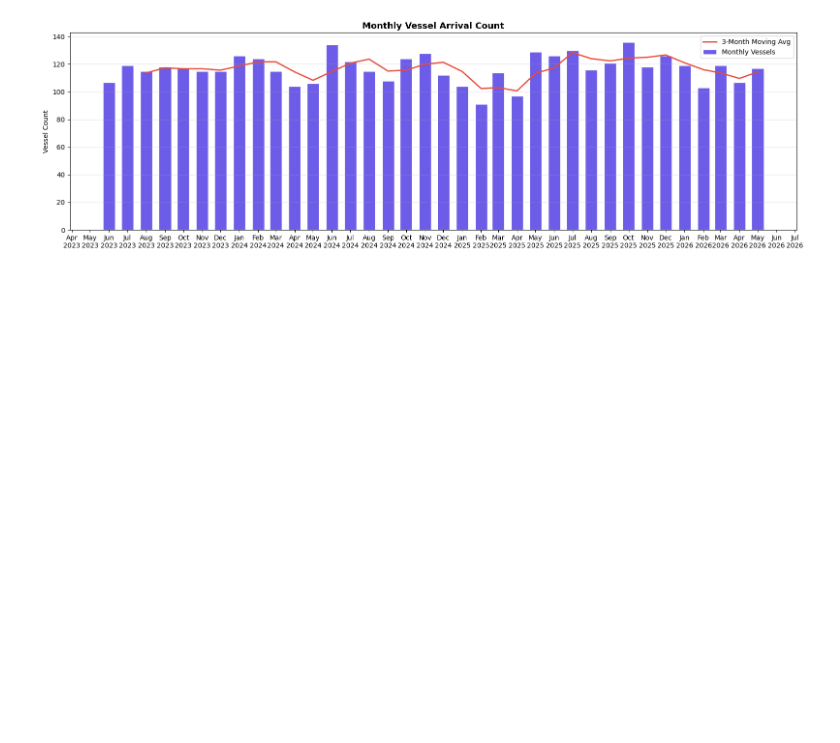
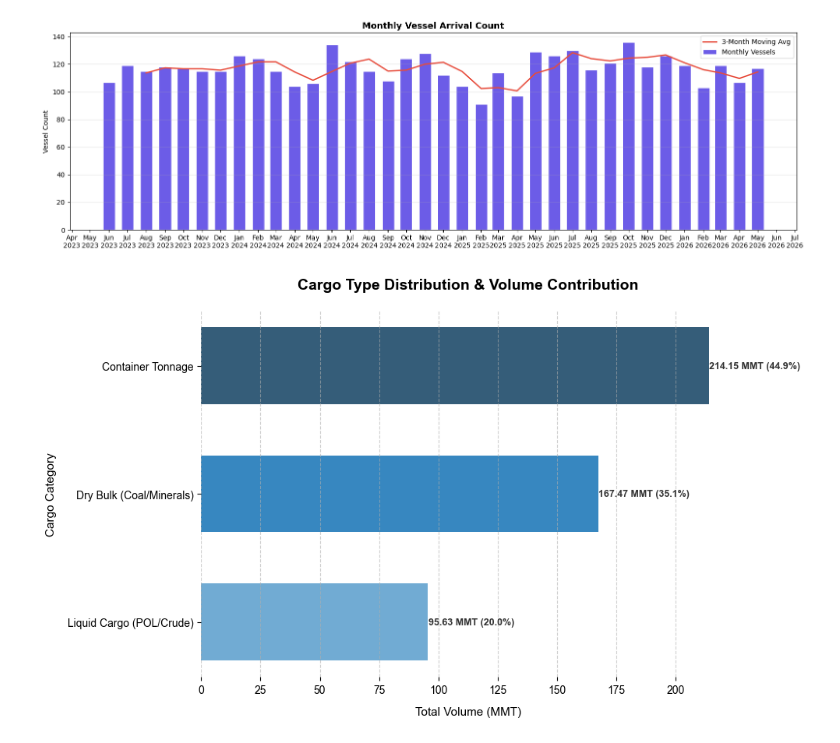
Before and after one commit to BitsbyBhargav/TradeFlow-Forecast, a Jupyter notebook: notebooks/02_eda_trends.ipynb, the cells around one changed output. Drawn from its saved outputs; the diff is of its cells as text; code cells hidden in the pictures; blank space fills up the shorter version.

Commit message:
analytics/eda: add cargo type distribution and percentage volume breakdown analysis

```diff
--- a/notebooks/02_eda_trends.ipynb
+++ b/notebooks/02_eda_trends.ipynb
@@ -295,3 +295,81 @@ plt.savefig(
 plt.show()
 # %% [output]
 [figure]
+# %%
+import matplotlib.pyplot as plt
+import seaborn as sns
+import pandas as pd
+
+# 1. Aggregate data by Cargo Type using your 'df' variable
+cargo_breakdown = (
+    df.groupby('Cargo_Type')['Total_Volume_MMT']
+    .sum()
+    .reset_index()
+    .sort_values('Total_Volume_MMT', ascending=True)
+)
+
+# Calculate percentage contribution for each category
+total_project_volume = cargo_breakdown['Total_Volume_MMT'].sum()
+cargo_breakdown['percentage'] = (
+    (cargo_breakdown['Total_Volume_MMT'] / total_project_volume) * 100
+)
+
+# 2. Plotting Configuration
+fig, ax = plt.subplots(figsize=(10, 6))
+
+# Professional, clean layout settings
+sns.set_theme(style="whitegrid")
+colors = sns.color_palette("Blues_d", n_colors=len(cargo_breakdown))
+
+# Generate horizontal bar chart
+bars = ax.barh(
+    cargo_breakdown['Cargo_Type'],
+    cargo_breakdown['Total_Volume_MMT'],
+    color=colors,
+    edgecolor='none',
+    height=0.6
+)
+
+# 3. Add Data Labels (Value and Percentage Contribution)
+for bar, val, pct in zip(
+    bars,
+    cargo_breakdown['Total_Volume_MMT'],
+    cargo_breakdown['percentage']
+):
+    ax.text(
+        val + 0.05,
+        bar.get_y() + bar.get_height()/2,
+        f'{val:.2f} MMT ({pct:.1f}%)',
+        va='center',
+        ha='left',
+        fontsize=9,
+        fontweight='bold',
+        color='#333333'
+    )
+
+# 4. Professional Formatting Adjustments
+ax.set_title(
+    'Cargo Type Distribution & Volume Contribution',
+    fontsize=14,
+    fontweight='bold',
+    pad=20
+)
+ax.set_xlabel('Total Volume (MMT)', fontsize=11, labelpad=10)
+ax.set_ylabel('Cargo Category', fontsize=11, labelpad=10)
+
+# Clean boundaries
+sns.despine(left=True, bottom=True)
+ax.xaxis.grid(True, linestyle='--', alpha=0.6)
+ax.yaxis.grid(False)
+
+plt.tight_layout()
+
+# Save the asset cleanly into your assets directory
+plt.savefig(
+    '../assets/cargo_type_breakdown.png',
+    dpi=150,
+    bbox_inches='tight'
+)
+plt.show()
+# %% [output]
+[figure, added]
```
Also changed, not shown: 1 other file.
